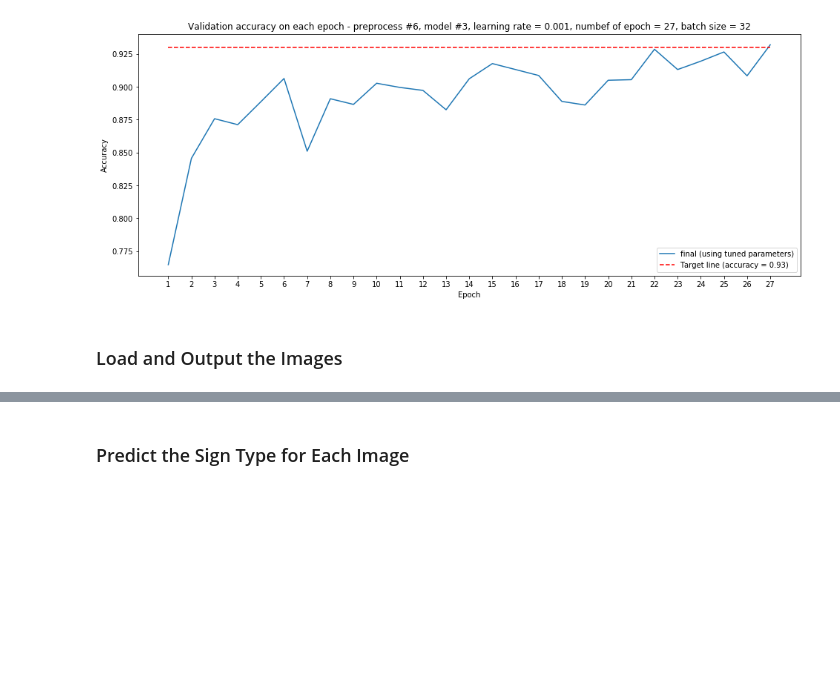
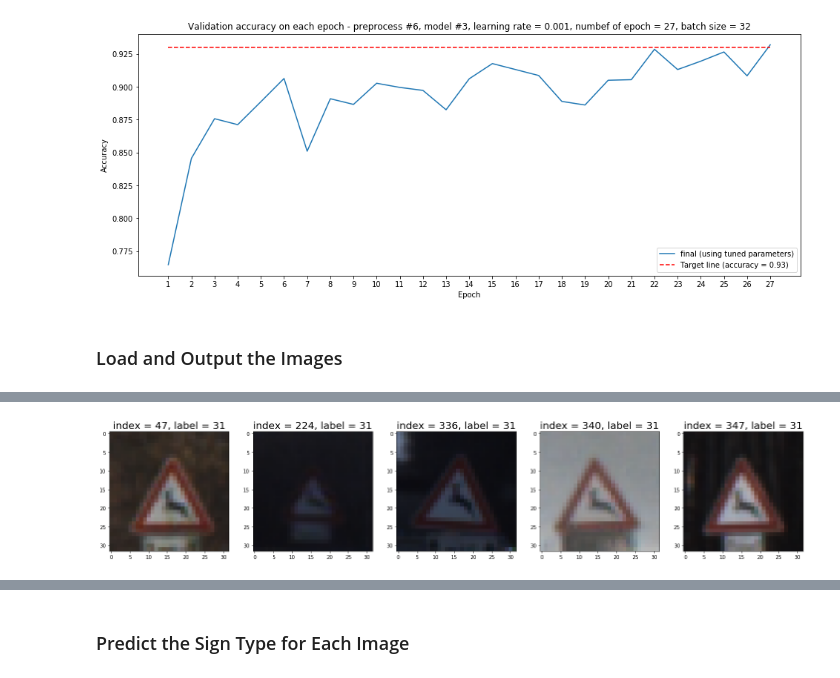
Before and after one commit to pl80tech/CarND-Traffic-Sign-Classifier, a Jupyter notebook: Traffic_Sign_Classifier.ipynb, the cells around one changed output, grey strips where cells are left out. Cells and saved outputs as stored; diff of their text form; code cells hidden in the pictures; blank space fills up the shorter version.

```diff
--- a/Traffic_Sign_Classifier.ipynb
+++ b/Traffic_Sign_Classifier.ipynb
@@ -1047,0 +1053,5 @@ def showTrainImages(label, path):
+# %%
+# Show 5 random images with label = 31 (for reference)
+showTrainImages(31, './output_images/train_images_label_31.jpg')
+# %% [output]
+[figure, added]
```
Also changed, not shown: parts of 5 cells of this notebook.
